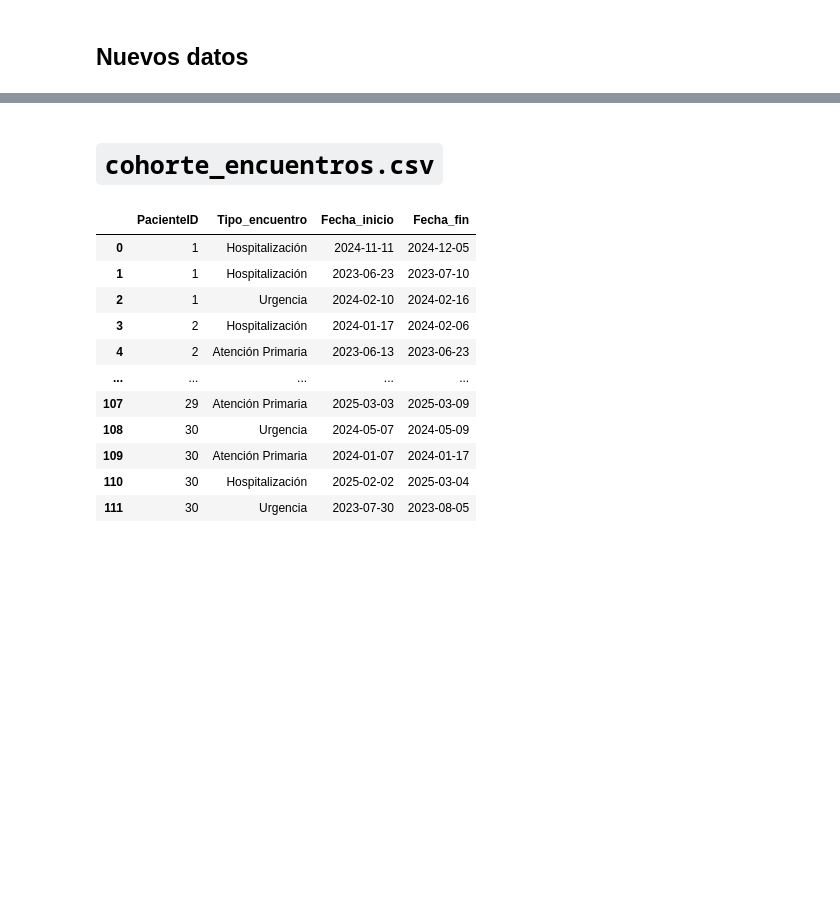
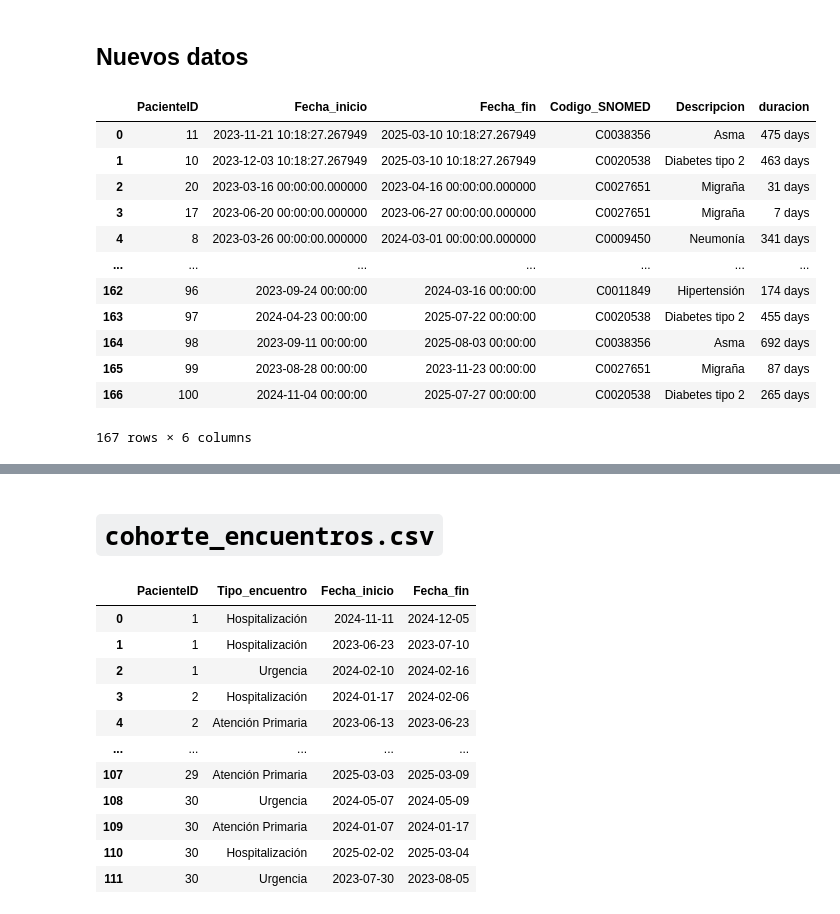
Before and after one commit to danny-sp/Dedalus-Datathon, a Jupyter notebook: Analisis.ipynb, the cells around one changed output, grey strips where cells are left out. Drawn from its saved outputs; the diff is of its cells as text; code cells hidden in the pictures; blank space fills up the shorter version.

```diff
--- a/Analisis.ipynb
+++ b/Analisis.ipynb
@@ -296,0 +443,16 @@ df_condiciones.to_csv(os.path.join(DATA_DIR, "cohorte_condiciones.csv"), index=F
+# %%
+df_condiciones
+# %% [output]
+|  | PacienteID | Fecha_inicio | Fecha_fin | Codigo_SNOMED | Descripcion | duracion |
+| 0 | 11 | 2023-11-21 10:18:27.267949 | 2025-03-10 10:18:27.267949 | C0038356 | Asma | 475 days |
+| 1 | 10 | 2023-12-03 10:18:27.267949 | 2025-03-10 10:18:27.267949 | C0020538 | Diabetes tipo 2 | 463 days |
+| 2 | 20 | 2023-03-16 00:00:00.000000 | 2023-04-16 00:00:00.000000 | C0027651 | Migraña | 31 days |
+| 3 | 17 | 2023-06-20 00:00:00.000000 | 2023-06-27 00:00:00.000000 | C0027651 | Migraña | 7 days |
+| 4 | 8 | 2023-03-26 00:00:00.000000 | 2024-03-01 00:00:00.000000 | C0009450 | Neumonía | 341 days |
+| ... | ... | ... | ... | ... | ... | ... |
+| 162 | 96 | 2023-09-24 00:00:00 | 2024-03-16 00:00:00 | C0011849 | Hipertensión | 174 days |
+| 163 | 97 | 2024-04-23 00:00:00 | 2025-07-22 00:00:00 | C0020538 | Diabetes tipo 2 | 455 days |
+| 164 | 98 | 2023-09-11 00:00:00 | 2025-08-03 00:00:00 | C0038356 | Asma | 692 days |
+| 165 | 99 | 2023-08-28 00:00:00 | 2023-11-23 00:00:00 | C0027651 | Migraña | 87 days |
+| 166 | 100 | 2024-11-04 00:00:00 | 2025-07-27 00:00:00 | C0020538 | Diabetes tipo 2 | 265 days |
+167 rows × 6 columns
```
Also changed, not shown: parts of 18 cells of this notebook, 6 other files.
